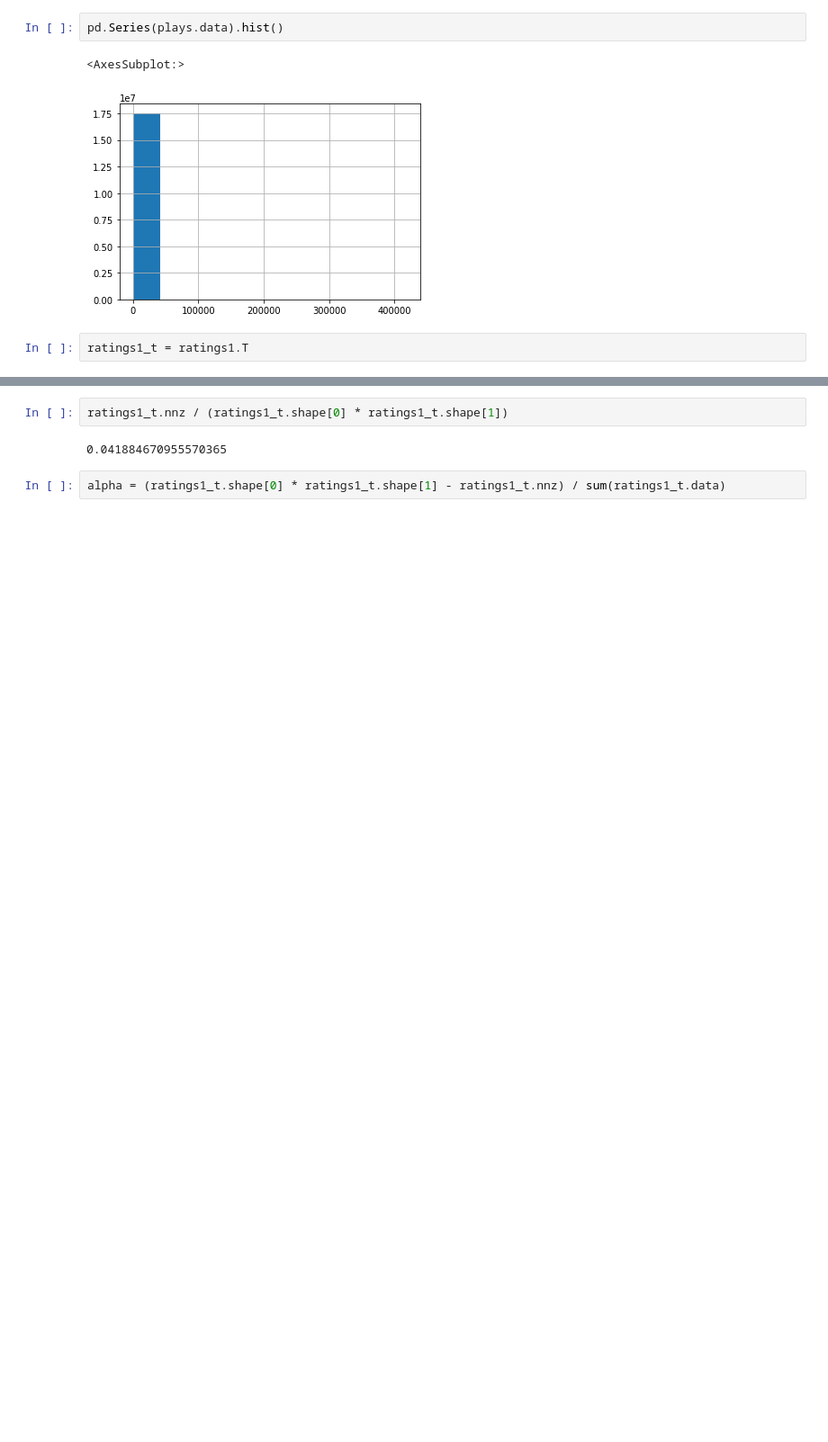
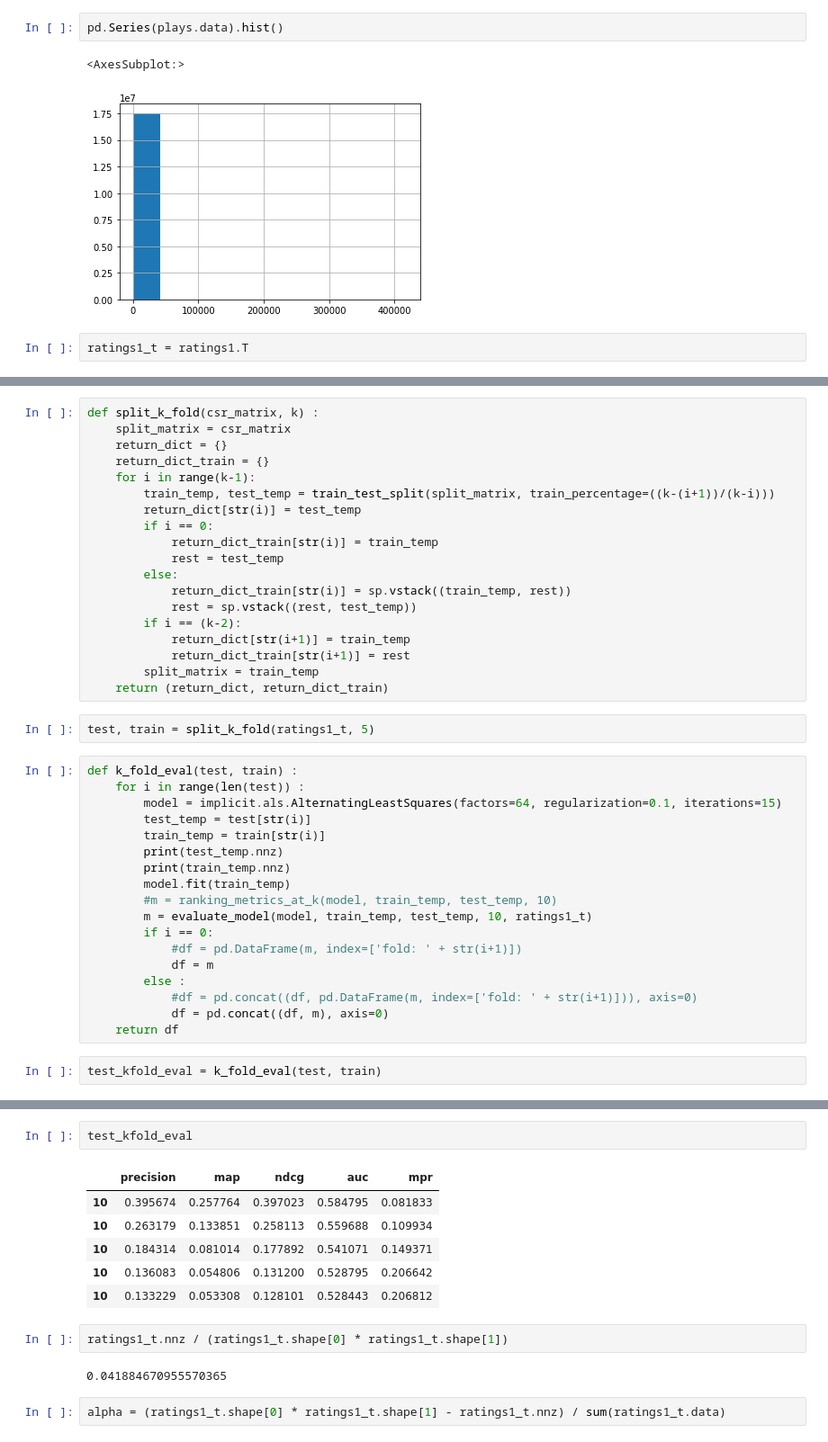
Before and after one commit to ChristophBarkey/Implicit_CF, a Jupyter notebook: LMF.ipynb, the cells around one changed output, grey strips where cells are left out. Shown at 90% size. Saved outputs shown, nothing was run; the diff lists cells and outputs as text; blank space fills up the shorter version.

```diff
--- a/LMF.ipynb
+++ b/LMF.ipynb
@@ -94,0 +106,41 @@ def calc_mpr(model, train, test, full_csr):
+# %%
+def split_k_fold(csr_matrix, k) :
+    split_matrix = csr_matrix
+    return_dict = {}
+    return_dict_train = {}
+    for i in range(k-1):
+        train_temp, test_temp = train_test_split(split_matrix, train_percentage=((k-(i+1))/(k-i)))
+        return_dict[str(i)] = test_temp
+        if i == 0:
+            return_dict_train[str(i)] = train_temp
+            rest = test_temp
+        else:
+            return_dict_train[str(i)] = sp.vstack((train_temp, rest))
+            rest = sp.vstack((rest, test_temp))
+        if i == (k-2):
+            return_dict[str(i+1)] = train_temp
+            return_dict_train[str(i+1)] = rest
+        split_matrix = train_temp
+    return (return_dict, return_dict_train)
+# %%
+test, train = split_k_fold(ratings1_t, 5)
+# %%
+def k_fold_eval(test, train) :
+    for i in range(len(test)) :
+        model = implicit.als.AlternatingLeastSquares(factors=64, regularization=0.1, iterations=15)
+        test_temp = test[str(i)]
+        train_temp = train[str(i)]
+        print(test_temp.nnz)
+        print(train_temp.nnz)
+        model.fit(train_temp)
+        #m = ranking_metrics_at_k(model, train_temp, test_temp, 10)
+        m = evaluate_model(model, train_temp, test_temp, 10, ratings1_t)
+        if i == 0:
+            #df = pd.DataFrame(m, index=['fold: ' + str(i+1)])
+            df = m
+        else :
+            #df = pd.concat((df, pd.DataFrame(m, index=['fold: ' + str(i+1)])), axis=0)
+            df = pd.concat((df, m), axis=0)
+    return df
+# %%
+test_kfold_eval = k_fold_eval(test, train)
@@ -95,3 +158,12 @@ def calc_mpr(model, train, test, full_csr):
+# %%
+test_kfold_eval
+# %% [output]
+|  | precision | map | ndcg | auc | mpr |
+| 10 | 0.395674 | 0.257764 | 0.397023 | 0.584795 | 0.081833 |
+| 10 | 0.263179 | 0.133851 | 0.258113 | 0.559688 | 0.109934 |
+| 10 | 0.184314 | 0.081014 | 0.177892 | 0.541071 | 0.149371 |
+| 10 | 0.136083 | 0.054806 | 0.131200 | 0.528795 | 0.206642 |
+| 10 | 0.133229 | 0.053308 | 0.128101 | 0.528443 | 0.206812 |
 # %%
 ratings1_t.nnz / (ratings1_t.shape[0] * ratings1_t.shape[1])
 # %% [output]
```
Also changed, not shown: parts of 8 cells of this notebook.
